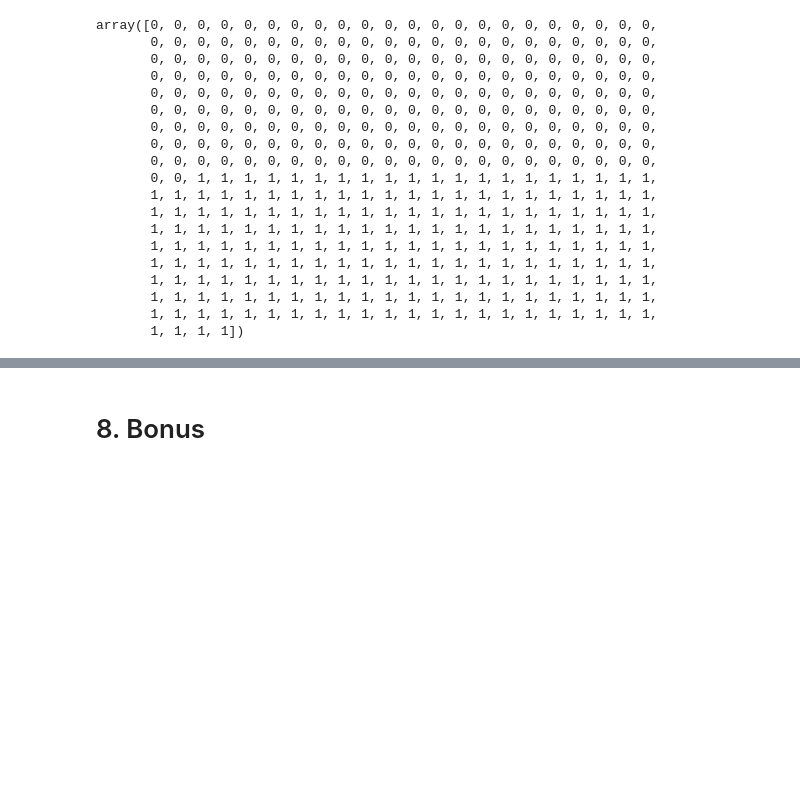
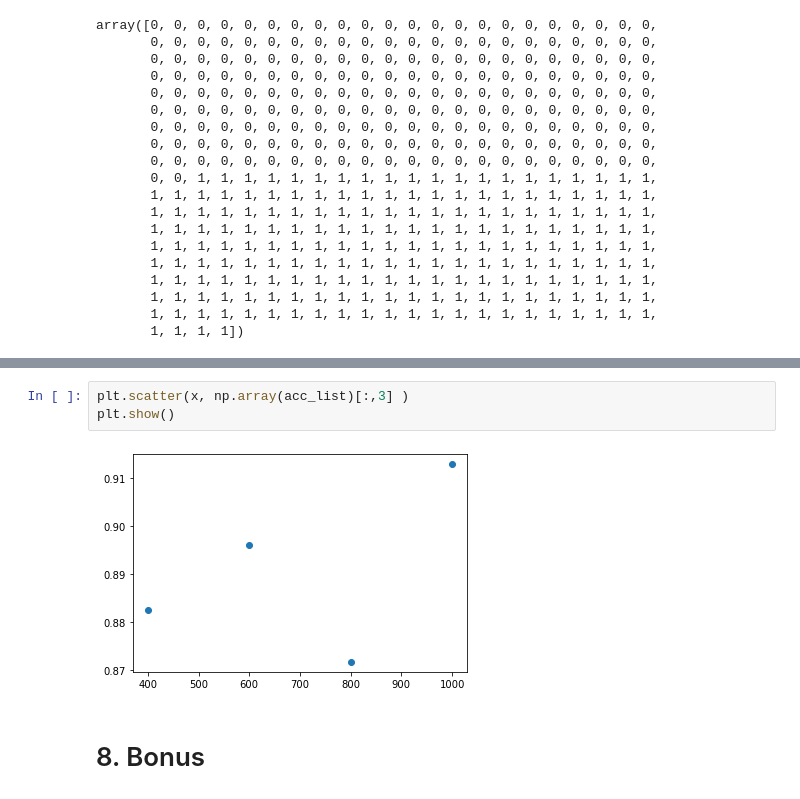
Before and after one commit to MostafaTwfiq/Face-Recognition, a Jupyter notebook: pca_lda.ipynb, the cells around one changed output, grey strips where cells are left out. Cells and saved outputs as stored; diff of their text form; blank space fills up the shorter version.

```diff
--- a/pca_lda.ipynb
+++ b/pca_lda.ipynb
@@ -487,2 +779,7 @@ print(acc_7_lda)
+# %%
+plt.scatter(x, np.array(acc_list)[:,3] )
+plt.show()
+# %% [output]
+[figure, added]
 # %% [markdown]
 # 8. Bonus
```
Also changed, not shown: parts of 38 cells of this notebook.
